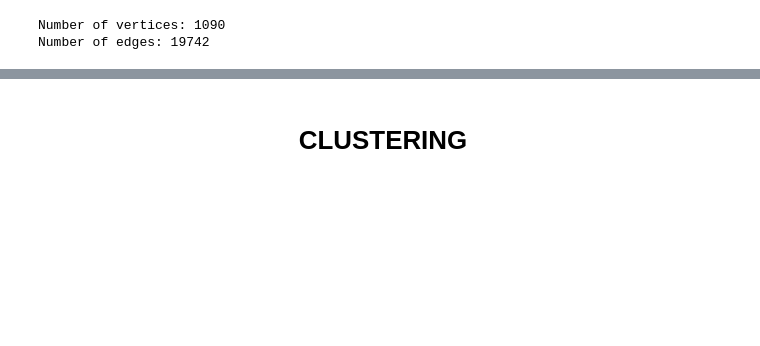
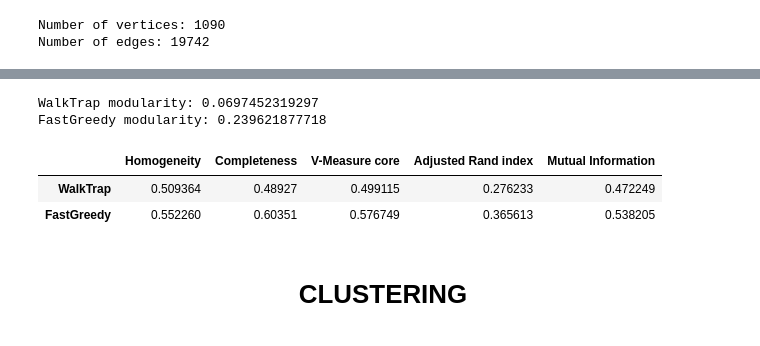
Before and after one commit to chrisPiemonte/url2vec, a Jupyter notebook: notebooks/graph.ipynb, the cells around one changed output, grey strips where cells are left out. Cells and saved outputs as stored; diff of their text form; code cells hidden in the pictures; blank space fills up the shorter version.

```diff
--- a/notebooks/graph.ipynb
+++ b/notebooks/graph.ipynb
@@ -117,2 +267,34 @@ py.iplot(rwmc, filename="RWWL network - Manually colored")
+# %%
+true_label_lc = listcostraint_graph.vs["true_label"]
+pred_walktrap_label_lc = listcostraint_graph.vs["pred_walktrap_label"]
+pred_fastgreedy_label_lc = listcostraint_graph.vs["pred_fastgreedy_label"]
+
+listcostraint_metrics_df = pd.DataFrame([
+        [
+            metrics.homogeneity_score(true_label_lc, pred_walktrap_label_lc),
+            metrics.completeness_score(true_label_lc, pred_walktrap_label_lc),
+            metrics.v_measure_score(true_label_lc, pred_walktrap_label_lc),
+            metrics.adjusted_rand_score(true_label_lc, pred_walktrap_label_lc),
+            metrics.adjusted_mutual_info_score(true_label_lc, pred_walktrap_label_lc)
+        ],
+        [
+            metrics.homogeneity_score(true_label_lc, pred_fastgreedy_label_lc),
+            metrics.completeness_score(true_label_lc, pred_fastgreedy_label_lc),
+            metrics.v_measure_score(true_label_lc, pred_fastgreedy_label_lc),
+            metrics.adjusted_rand_score(true_label_lc, pred_fastgreedy_label_lc),
+            metrics.adjusted_mutual_info_score(true_label_lc, pred_fastgreedy_label_lc)
+        ]],
+        index=["WalkTrap", "FastGreedy"],
+        columns=["Homogeneity", "Completeness", "V-Measure core", "Adjusted Rand index", "Mutual Information"])
+
+print("WalkTrap modularity:", walktrap_lc_clustering.modularity)
+print("FastGreedy modularity:", fastgreedy_lc_clustering.modularity)
+listcostraint_metrics_df
+# %% [output]
+WalkTrap modularity: 0.0697452319297
+FastGreedy modularity: 0.239621877718
+|  | Homogeneity | Completeness | V-Measure core | Adjusted Rand index | Mutual Information |
+| WalkTrap | 0.509364 | 0.48927 | 0.499115 | 0.276233 | 0.472249 |
+| FastGreedy | 0.552260 | 0.60351 | 0.576749 | 0.365613 | 0.538205 |
 # %% [markdown]
 <div style="text-align:center"><h1> CLUSTERING </h1></div>
```
Also changed, not shown: parts of 48 cells of this notebook, 2 other files.
